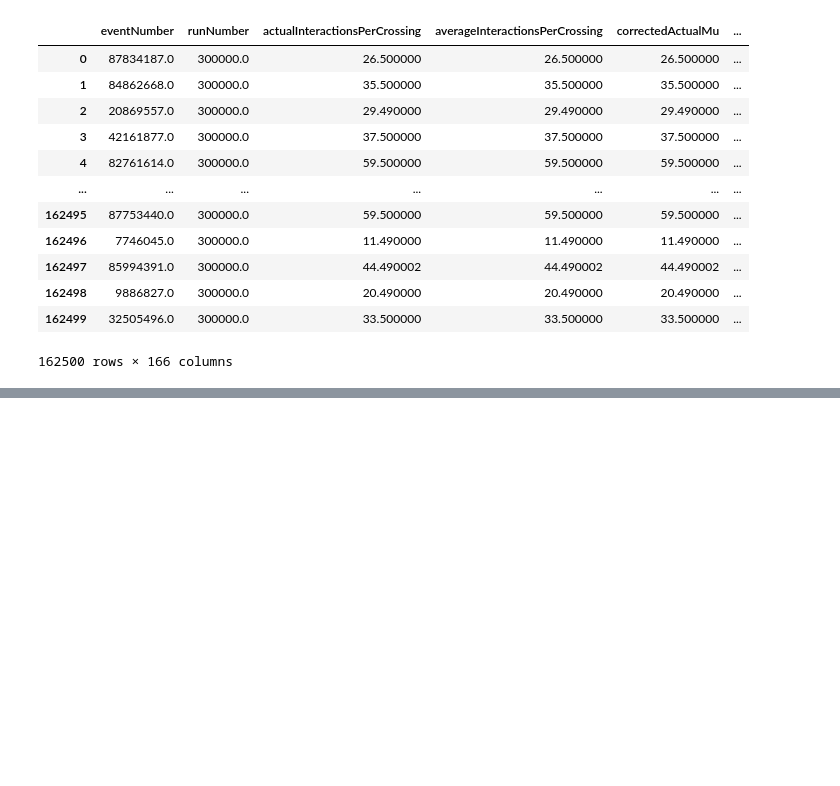
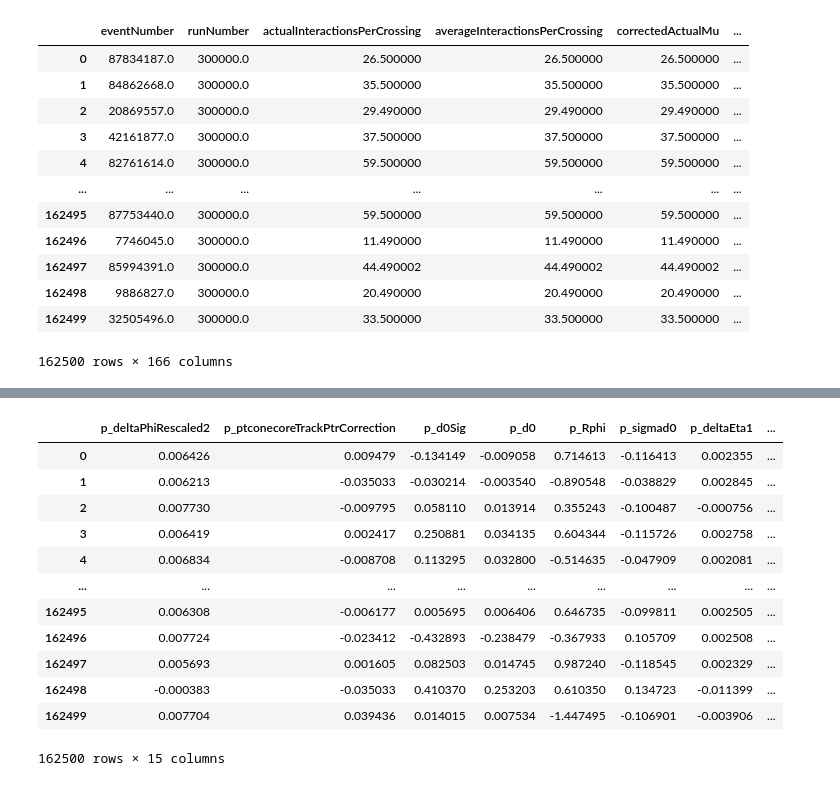
Before and after one commit to rizfn/AppliedML2023, a Jupyter notebook: InitialProject/InitProject.ipynb, the cells around one changed output, grey strips where cells are left out. Drawn from its saved outputs; the diff is of its cells as text; code cells hidden in the pictures; blank space fills up the shorter version.

```diff
--- a/InitialProject/InitProject.ipynb
+++ b/InitialProject/InitProject.ipynb
@@ -34,0 +75,3 @@ y = train['Truth']
+# %%
+opt_features = list(obj.feature_importances.sort_values(ascending=False)[:15].index)
+obj.feature_importances.sort_values(ascending=False)[:15]
@@ -34,0 +242,23 @@ y = train['Truth']
+# %%
+from sklearn.preprocessing import StandardScaler
+
+scalar = StandardScaler()
+
+X_transform = scalar.fit_transform(X[opt_features], y)
+
+X_transform = pd.DataFrame(X_transform, columns=opt_features)
+X_transform
+# %% [output]
+|  | p_deltaPhiRescaled2 | p_ptconecoreTrackPtrCorrection | p_d0Sig | p_d0 | p_Rphi | p_sigmad0 | p_deltaEta1 | ... |
+| 0 | 0.006426 | 0.009479 | -0.134149 | -0.009058 | 0.714613 | -0.116413 | 0.002355 | ... |
+| 1 | 0.006213 | -0.035033 | -0.030214 | -0.003540 | -0.890548 | -0.038829 | 0.002845 | ... |
+| 2 | 0.007730 | -0.009795 | 0.058110 | 0.013914 | 0.355243 | -0.100487 | -0.000756 | ... |
+| 3 | 0.006419 | 0.002417 | 0.250881 | 0.034135 | 0.604344 | -0.115726 | 0.002758 | ... |
+| 4 | 0.006834 | -0.008708 | 0.113295 | 0.032800 | -0.514635 | -0.047909 | 0.002081 | ... |
+| ... | ... | ... | ... | ... | ... | ... | ... | ... |
+| 162495 | 0.006308 | -0.006177 | 0.005695 | 0.006406 | 0.646735 | -0.099811 | 0.002505 | ... |
+| 162496 | 0.007724 | -0.023412 | -0.432893 | -0.238479 | -0.367933 | 0.105709 | 0.002508 | ... |
+| 162497 | 0.005693 | 0.001605 | 0.082503 | 0.014745 | 0.987240 | -0.118545 | 0.002329 | ... |
+| 162498 | -0.000383 | -0.035033 | 0.410370 | 0.253203 | 0.610350 | 0.134723 | -0.011399 | ... |
+| 162499 | 0.007704 | 0.039436 | 0.014015 | 0.007534 | -1.447495 | -0.106901 | -0.003906 | ... |
+162500 rows × 15 columns
```
Also changed, not shown: parts of 18 cells of this notebook, 1 other file.
